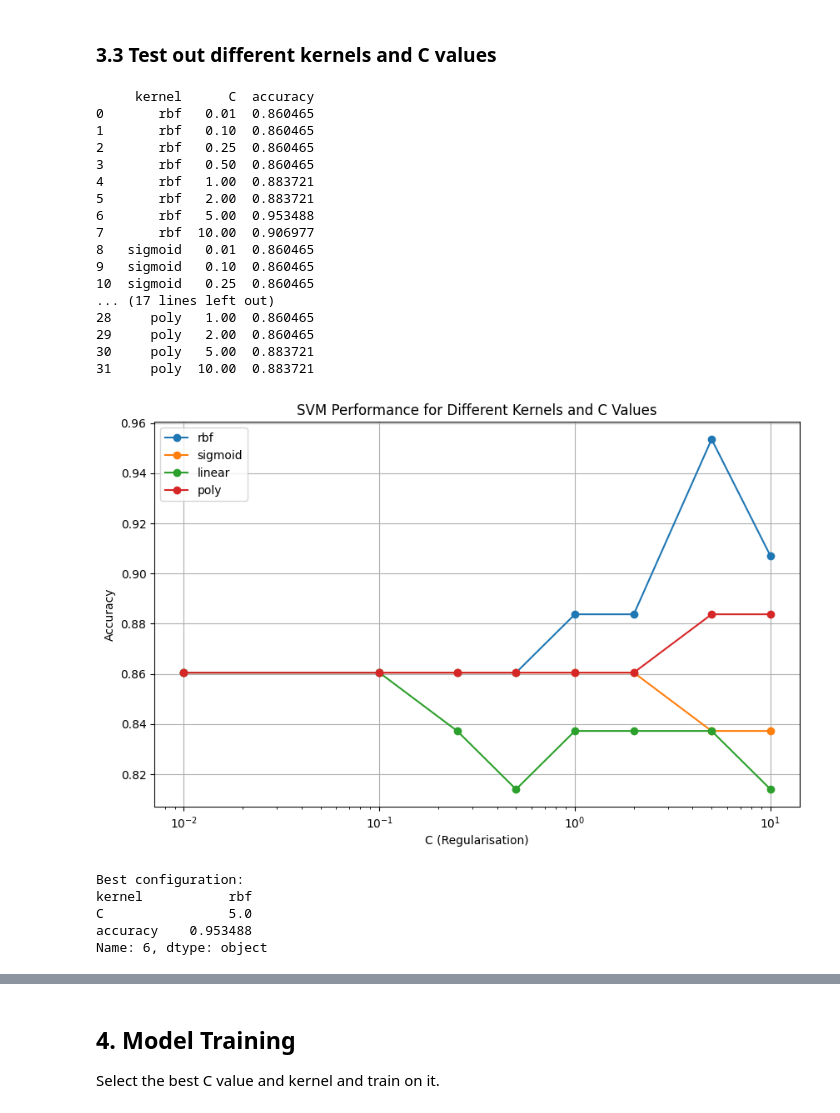
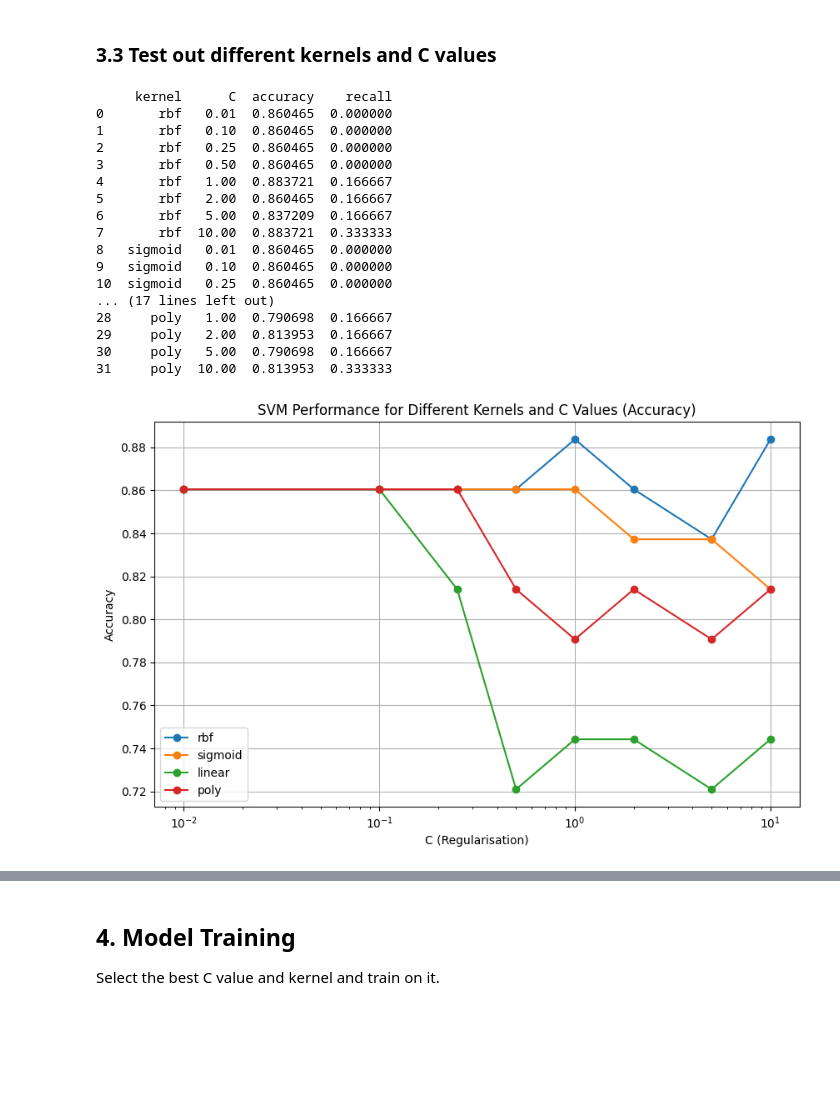
Before and after one commit to michael-vella/ics5110-assignment, a Jupyter notebook: notebooks/final/3a_SVM_MVELLA.ipynb, the cells around one changed output, grey strips where cells are left out. Drawn from its saved outputs; the diff is of its cells as text; code cells hidden in the pictures; blank space fills up the shorter version.

```diff
--- a/notebooks/final/3a_SVM_MVELLA.ipynb
+++ b/notebooks/final/3a_SVM_MVELLA.ipynb
@@ -344,57 +344,49 @@ for kernel in kernels:
 
         y_pred = svc.predict(X_test)
         acc = accuracy_score(y_test, y_pred)
+        recall = recall_score(y_test, y_pred, pos_label=1)
 
         results.append({
             "kernel": kernel,
             "C": C,
-            "accuracy": acc
+            "accuracy": acc,
+            "recall": recall
         })
 
 # Convert to DataFrame for easier handling
 results_df = pd.DataFrame(results)
 print(results_df)
 # %% [output]
-     kernel      C  accuracy
-0       rbf   0.01  0.860465
-1       rbf   0.10  0.860465
-2       rbf   0.25  0.860465
-3       rbf   0.50  0.860465
-4       rbf   1.00  0.883721
-5       rbf   2.00  0.883721
-6       rbf   5.00  0.953488
-7       rbf  10.00  0.906977
-8   sigmoid   0.01  0.860465
-9   sigmoid   0.10  0.860465
-10  sigmoid   0.25  0.860465
+     kernel      C  accuracy    recall
+0       rbf   0.01  0.860465  0.000000
+1       rbf   0.10  0.860465  0.000000
+2       rbf   0.25  0.860465  0.000000
+3       rbf   0.50  0.860465  0.000000
+4       rbf   1.00  0.883721  0.166667
+5       rbf   2.00  0.860465  0.166667
+6       rbf   5.00  0.837209  0.166667
+7       rbf  10.00  0.883721  0.333333
+8   sigmoid   0.01  0.860465  0.000000
+9   sigmoid   0.10  0.860465  0.000000
+10  sigmoid   0.25  0.860465  0.000000
 ... (17 lines left out)
-28     poly   1.00  0.860465
-29     poly   2.00  0.860465
-30     poly   5.00  0.883721
-31     poly  10.00  0.883721
+28     poly   1.00  0.790698  0.166667
+29     poly   2.00  0.813953  0.166667
+30     poly   5.00  0.790698  0.166667
+31     poly  10.00  0.813953  0.333333
 # %%
 plt.figure(figsize=(10, 6))
 
 for kernel in kernels:
     subset = results_df[results_df["kernel"] == kernel]
     plt.plot(subset["C"], subset["accuracy"], marker='o', label=kernel)
 
 plt.xscale("log")  # very useful for C
 plt.xlabel("C (Regularisation)")
 plt.ylabel("Accuracy")
-plt.title("SVM Performance for Different Kernels and C Values")
+plt.title("SVM Performance for Different Kernels and C Values (Accuracy)")
 plt.legend()
 plt.grid(True)
 plt.show()
 # %% [output]
-[figure, old version]
+[figure, new version]
-# %%
-best_model = results_df.loc[results_df["accuracy"].idxmax()]
-print("Best configuration:")
-print(best_model)
-# %% [output]
-Best configuration:
-kernel           rbf
-C                5.0
-accuracy    0.953488
-Name: 6, dtype: object
```
Also changed, not shown: parts of 11 cells of this notebook, 1 other file.
